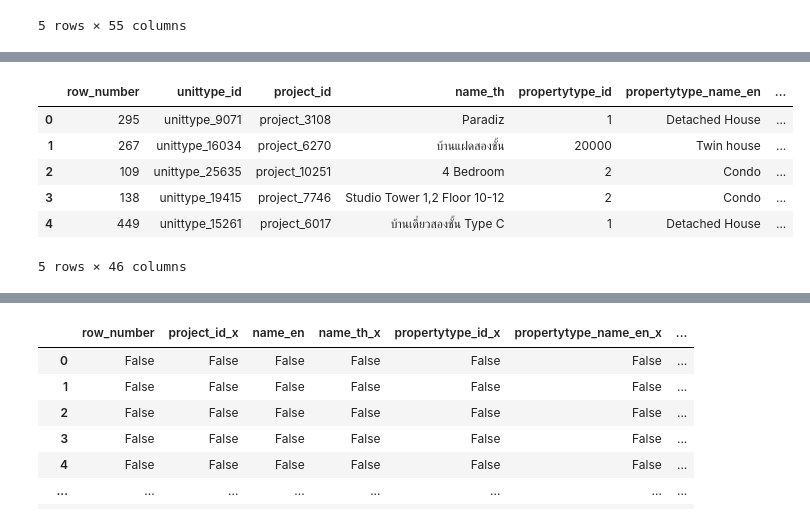
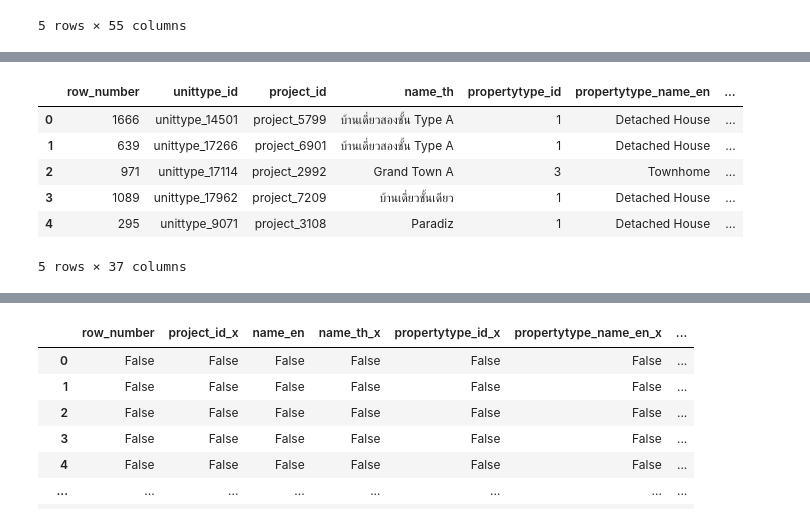
Before and after one commit to TungSoPon/BasicProg_DataViz65, a Jupyter notebook: midterm65.ipynb, the cells around one changed output, grey strips where cells are left out. Saved outputs shown, nothing was run; the diff lists cells and outputs as text; code cells hidden in the pictures.

```diff
--- a/midterm65.ipynb
+++ b/midterm65.ipynb
@@ -104,11 +135,11 @@ data1.head()
 # %%
-data2 = unit1.merge(eat1, left_on='row_number', right_on='row_number')
+data2 = unit1.merge(rent1, left_on='row_number', right_on='row_number')
 data2.head()
 # %% [output]
 |  | row_number | unittype_id | project_id | name_th | propertytype_id | propertytype_name_en | ... |
-| 0 | 295 | unittype_9071 | project_3108 | Paradiz | 1 | Detached House | ... |
-| 1 | 267 | unittype_16034 | project_6270 | บ้านแฝดสองชั้น | 20000 | Twin house | ... |
-| 2 | 109 | unittype_25635 | project_10251 | 4 Bedroom | 2 | Condo | ... |
-| 3 | 138 | unittype_19415 | project_7746 | Studio Tower 1,2 Floor 10-12 | 2 | Condo | ... |
-| 4 | 449 | unittype_15261 | project_6017 | บ้านเดี่ยวสองชั้น Type C | 1 | Detached House | ... |
+| 0 | 1666 | unittype_14501 | project_5799 | บ้านเดี่ยวสองชั้น Type A | 1 | Detached House | ... |
+| 1 | 639 | unittype_17266 | project_6901 | บ้านเดี่ยวสองชั้น Type A | 1 | Detached House | ... |
+| 2 | 971 | unittype_17114 | project_2992 | Grand Town A | 3 | Townhome | ... |
+| 3 | 1089 | unittype_17962 | project_7209 | บ้านเดี่ยวชั้นเดียว | 1 | Detached House | ... |
+| 4 | 295 | unittype_9071 | project_3108 | Paradiz | 1 | Detached House | ... |
-5 rows × 46 columns
+5 rows × 37 columns
```
Also changed, not shown: parts of 12 cells of this notebook.
